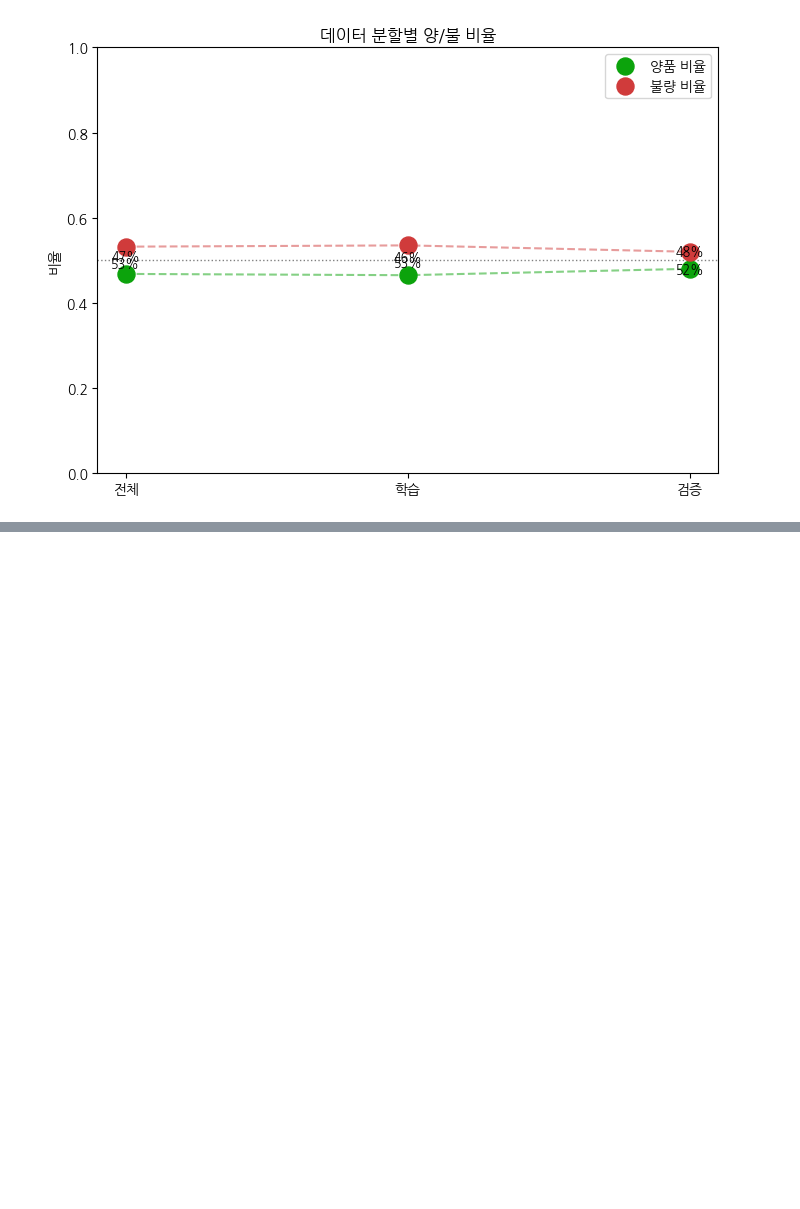
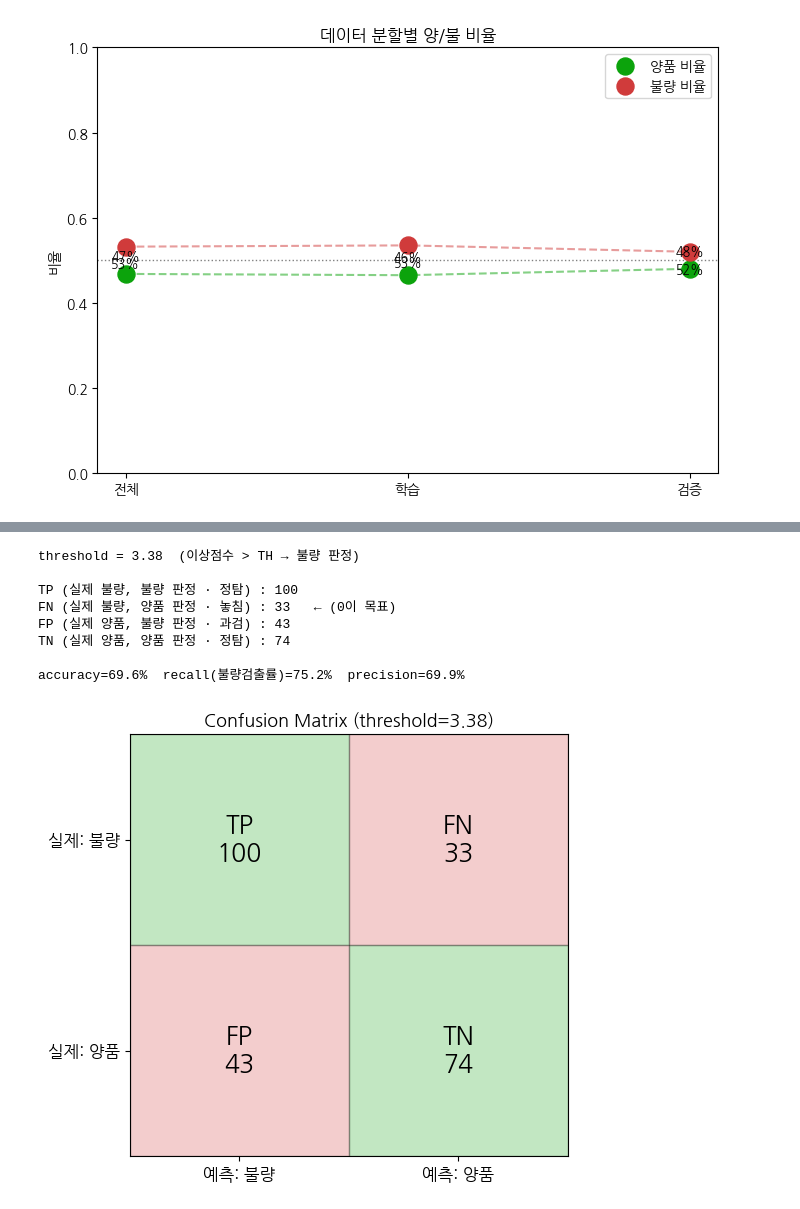
Before and after one commit to ilfpns/PhoSem, a Jupyter notebook: Phosem_CNN.ipynb, the cells around one changed output, grey strips where cells are left out. Cells and saved outputs as stored; diff of their text form; code cells hidden in the pictures; blank space fills up the shorter version.

```diff
--- a/Phosem_CNN.ipynb
+++ b/Phosem_CNN.ipynb
@@ -751,0 +990,76 @@ print(f"\n최고 accuracy: {sweep.accuracy.max():.1%}")
+# %%
+import numpy as np
+import matplotlib.pyplot as plt
+
+if 'scored' in globals():
+    src_df = scored.dropna(subset=['이상점수'])
+elif 'df' in globals():
+    src_df = df.dropna(subset=['이상점수'])
+else:
+    raise NameError("df 또는 scored가 없음 — held-out 검증 셀을 먼저 실행하세요")
+
+def best_threshold(d, n=100):
+    ths = np.linspace(d['이상점수'].min(), d['이상점수'].max(), n)
+    best_acc, best_th = -1, ths[0]
+    for th in ths:
+        pred_bad = d['이상점수'] > th
+        actual_bad = d['실제'] == '불량'
+        acc = (pred_bad == actual_bad).mean()
+        if acc > best_acc:
+            best_acc, best_th = acc, th
+    return best_th, best_acc
+
+if 'sweep' in globals() and len(sweep):
+    TH = sweep.loc[sweep.accuracy.idxmax(), 'threshold']
+elif 'sweep_all' in globals() and len(sweep_all):
+    TH = sweep_all.loc[sweep_all.accuracy.idxmax(), 'threshold']
+else:
+    TH, acc0 = best_threshold(src_df)
+    print(f"threshold 자동 계산: {TH:.2f} (accuracy {acc0:.1%})")
+
+pred_bad = src_df['이상점수'] > TH
+actual_bad = src_df['실제'] == '불량'
+
+TP = int((pred_bad & actual_bad).sum())
+FN = int((~pred_bad & actual_bad).sum())
+FP = int((pred_bad & ~actual_bad).sum())
+TN = int((~pred_bad & ~actual_bad).sum())
+
+print(f"threshold = {TH:.2f}  (이상점수 > TH → 불량 판정)\n")
+print(f"TP (실제 불량, 불량 판정 · 정탐) : {TP}")
+print(f"FN (실제 불량, 양품 판정 · 놓침) : {FN}   ← (0이 목표)")
+print(f"FP (실제 양품, 불량 판정 · 과검) : {FP}")
+print(f"TN (실제 양품, 양품 판정 · 정탐) : {TN}")
+
+accuracy = (TP+TN)/(TP+FN+FP+TN)
+recall = TP/(TP+FN) if TP+FN else 0
+precision = TP/(TP+FP) if TP+FP else 0
+print(f"\naccuracy={accuracy:.1%}  recall(불량검출률)={recall:.1%}  precision={precision:.1%}")
+
+fig, ax = plt.subplots(figsize=(5.5, 5))
+cell_data = [
+    [('TP', TP, '#0ca30c'), ('FN', FN, '#d03b3b')],
+    [('FP', FP, '#d03b3b'), ('TN', TN, '#0ca30c')],
+]
+for i in range(2):
+    for j in range(2):
+        name, val, color = cell_data[i][j]
+        ax.add_patch(plt.Rectangle((j, 1-i), 1, 1, facecolor=color, alpha=0.25, edgecolor='black'))
+        ax.text(j+0.5, 1-i+0.5, f"{name}\n{val}", ha='center', va='center', fontsize=18, fontweight='bold')
+
+ax.set_xlim(0, 2); ax.set_ylim(0, 2)
+ax.set_xticks([0.5, 1.5]); ax.set_xticklabels(['예측: 불량', '예측: 양품'], fontsize=12)
+ax.set_yticks([0.5, 1.5]); ax.set_yticklabels(['실제: 양품', '실제: 불량'], fontsize=12)
+ax.set_title(f'Confusion Matrix (threshold={TH:.2f})', fontsize=13)
+plt.tight_layout()
+plt.show()
+# %% [output]
+threshold = 3.38  (이상점수 > TH → 불량 판정)
+
+TP (실제 불량, 불량 판정 · 정탐) : 100
+FN (실제 불량, 양품 판정 · 놓침) : 33   ← (0이 목표)
+FP (실제 양품, 불량 판정 · 과검) : 43
+TN (실제 양품, 양품 판정 · 정탐) : 74
+
+accuracy=69.6%  recall(불량검출률)=75.2%  precision=69.9%
+[figure, added]
```
Also changed, not shown: parts of 21 cells of this notebook.
